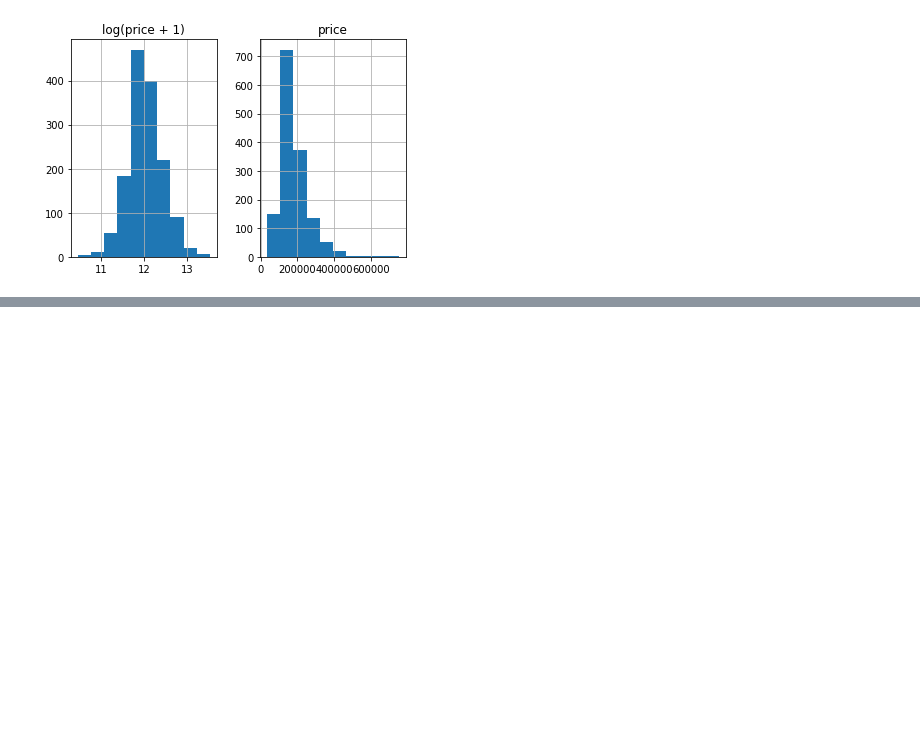
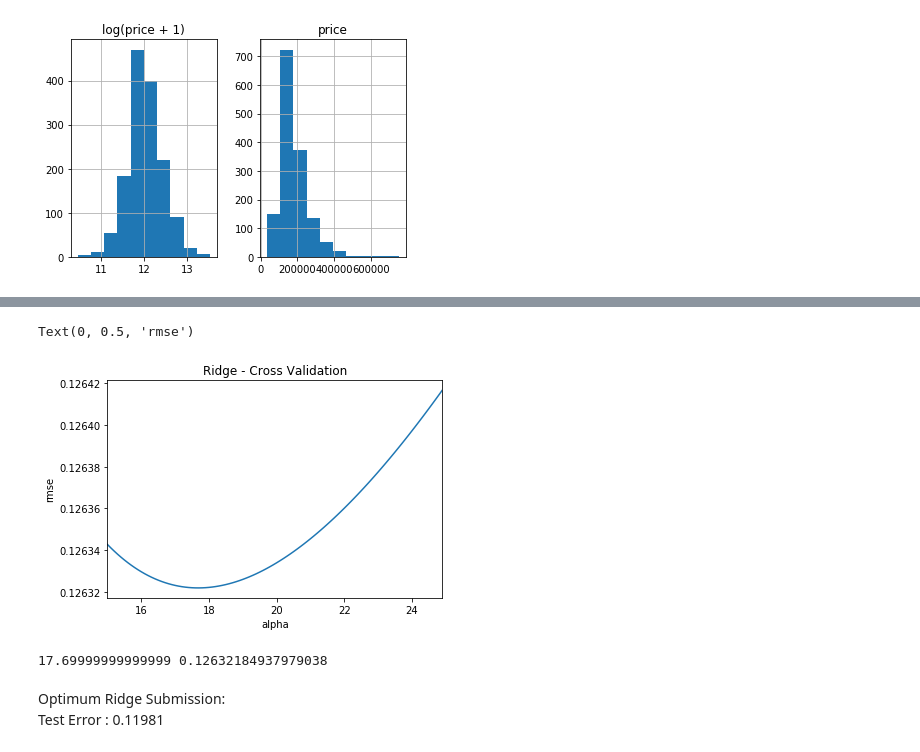
Before and after one commit to aasthagoyal46/HousingPricePrediction, a Jupyter notebook: HousingPrices.ipynb, the cells around one changed output, grey strips where cells are left out. Drawn from its saved outputs; the diff is of its cells as text; code cells hidden in the pictures; blank space fills up the shorter version.

```diff
--- a/HousingPrices.ipynb
+++ b/HousingPrices.ipynb
@@ -100,0 +107,26 @@ rmse_cv(Ridge(alpha = 1)).mean()
+# %%
+alphas = np.arange(15.0, 25.0, 0.1)
+cv_ridge = [rmse_cv(Ridge(alpha = alpha), X_train, y).mean()
+            for alpha in alphas]
+
+cv_ridge = pd.Series(cv_ridge, index = alphas)
+cv_ridge.plot(title = "Ridge - Cross Validation")
+plt.xlabel("alpha")
+plt.ylabel("rmse")
+# %% [output]
+Text(0, 0.5, 'rmse')
+[figure, added]
+# %%
+ridgeAlpha = cv_ridge[cv_ridge == min(cv_ridge)].index[0]
+print(ridgeAlpha, min(cv_ridge))
+
+ridgeOpt = Ridge(alpha = ridgeAlpha)
+
+ridgeOpt.fit(X_train, y)
+
+predictions = np.expm1(ridgeOpt.predict(X_test))
+resultRidge = pd.DataFrame({"Id": test["Id"], 'SalePrice':predictions})
+
+resultRidge.to_csv('result02.csv', index=False)
+# %% [output]
+17.69999999999999 0.12632184937979038
@@ -100,0 +135,3 @@ rmse_cv(Ridge(alpha = 1)).mean()
+# %% [markdown]
+Optimum Ridge Submission: <br>
+Test Error : 0.11981
```
Also changed, not shown: parts of 33 cells of this notebook.
